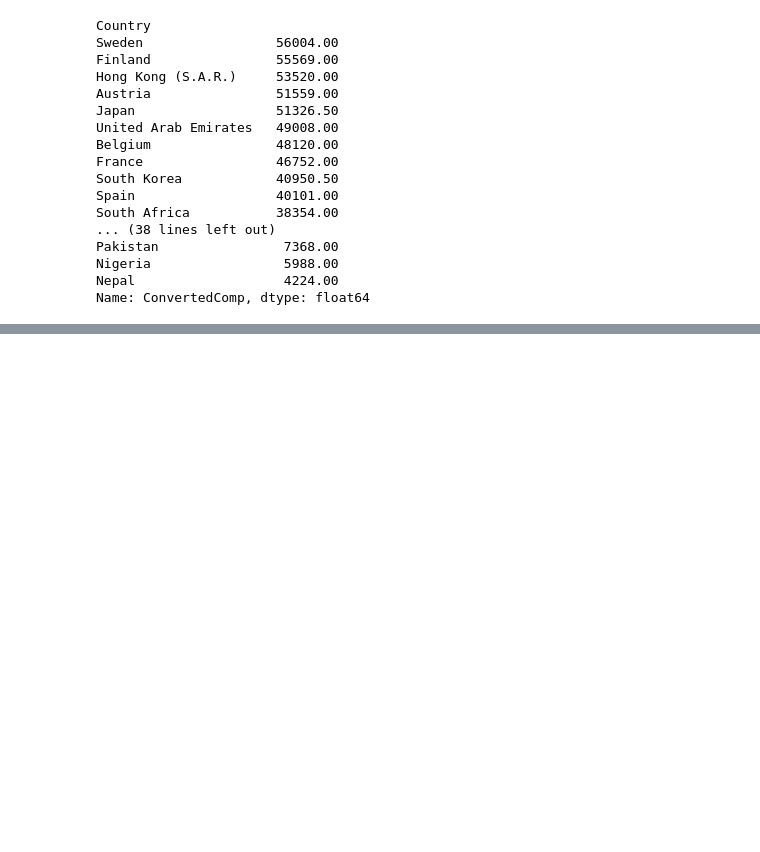
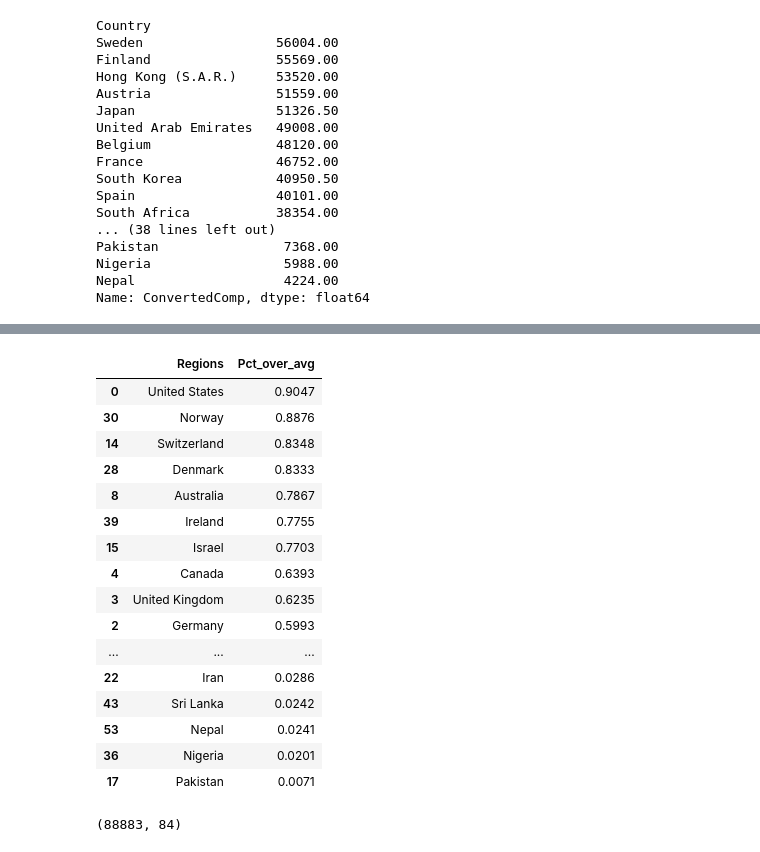
Before and after one commit to JosephZYU/Python-5-pandas, a Jupyter notebook: 99.pandas review.ipynb, the cells around one changed output, grey strips where cells are left out. Cells and saved outputs as stored; diff of their text form; code cells hidden in the pictures; blank space fills up the shorter version.

```diff
--- a/99.pandas review.ipynb
+++ b/99.pandas review.ipynb
@@ -319,0 +354,24 @@ us_df['ConvertedComp'].mean()
+# %%
+pct_df.sort_values(by='Pct_over_avg', ascending=False)
+# %% [output]
+|  | Regions | Pct_over_avg |
+| 0 | United States | 0.9047 |
+| 30 | Norway | 0.8876 |
+| 14 | Switzerland | 0.8348 |
+| 28 | Denmark | 0.8333 |
+| 8 | Australia | 0.7867 |
+| 39 | Ireland | 0.7755 |
+| 15 | Israel | 0.7703 |
+| 4 | Canada | 0.6393 |
+| 3 | United Kingdom | 0.6235 |
+| 2 | Germany | 0.5993 |
+| ... | ... | ... |
+| 22 | Iran | 0.0286 |
+| 43 | Sri Lanka | 0.0242 |
+| 53 | Nepal | 0.0241 |
+| 36 | Nigeria | 0.0201 |
+| 17 | Pakistan | 0.0071 |
+# %%
+df.shape
+# %% [output]
+(88883, 84)
```
Also changed, not shown: parts of 8 cells of this notebook, 1 other file.
